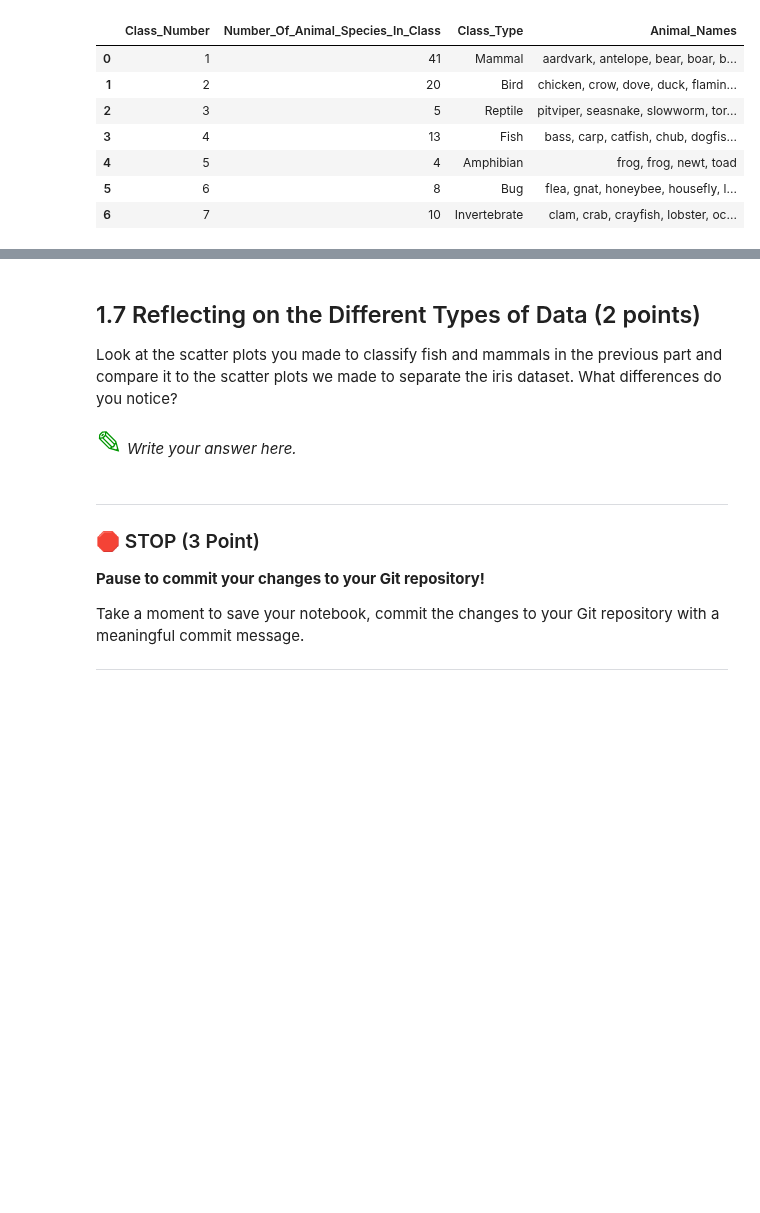
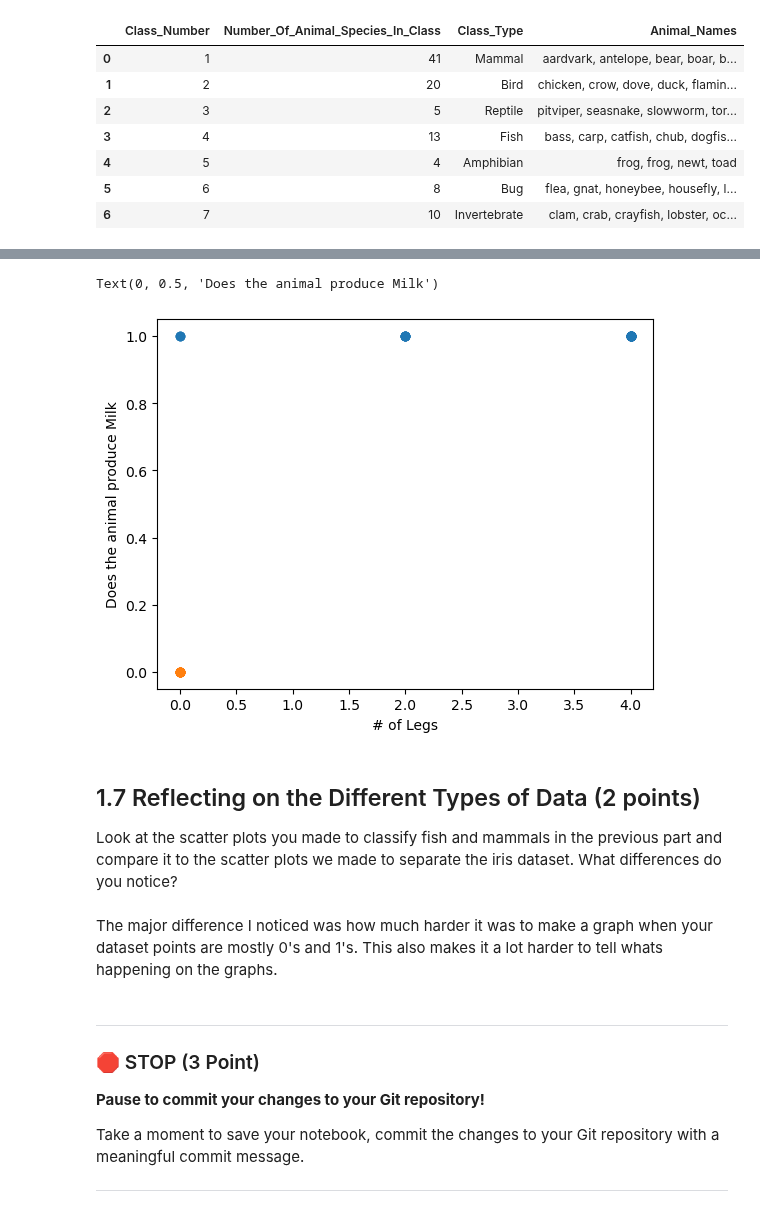
Before and after one commit to LucasClatterbaugh/cmse202-s23-turnin, a Jupyter notebook: HW-02_PandasAndObjects-STUDENT.ipynb, the cells around one changed output, grey strips where cells are left out. Saved outputs shown, nothing was run; the diff lists cells and outputs as text; code cells hidden in the pictures; blank space fills up the shorter version.

```diff
--- a/HW-02_PandasAndObjects-STUDENT.ipynb
+++ b/HW-02_PandasAndObjects-STUDENT.ipynb
@@ -188,9 +184,32 @@ Text(0, 0.5, 'number of egg')
+# %%
+mmask = zoo_df.mask(zoo_df["class_type"]>1)
+mammals = mmask.dropna(subset=["class_type"])
+mammals
+
+fmask = zoo_df.mask(zoo_df["class_type"]!=4)
+fish = fmask.dropna(subset=["class_type"])
+fish
+
+legm =mammals.legs
+milkm = mammals.milk
+plt.scatter(legm, milkm)
+
+
+legf =fish.legs
+milkf = fish.milk
+plt.scatter(legf, milkf)
+
+plt.xlabel('# of Legs')
+plt.ylabel('Does the animal produce Milk')
+# %% [output]
+Text(0, 0.5, 'Does the animal produce Milk')
+[figure, added]
 # %% [markdown]
 ## 1.7 Reflecting on the Different Types of Data (2 points)
 
 Look at the scatter plots you made to classify fish and mammals in the previous part and compare it to the scatter plots we made to separate the iris dataset. What differences do you notice?
 # %% [markdown]
-<font size=6 color="#009600">&#9998;</font> *Write your answer here.*
+The major difference I noticed was how much harder it was to make a graph when your dataset points are mostly 0's and 1's. This also makes it a lot harder to tell whats happening on the graphs.
 # %% [markdown]
 ---
 ### &#128721; STOP (3 Point)
```
Also changed, not shown: parts of 2 cells of this notebook.
